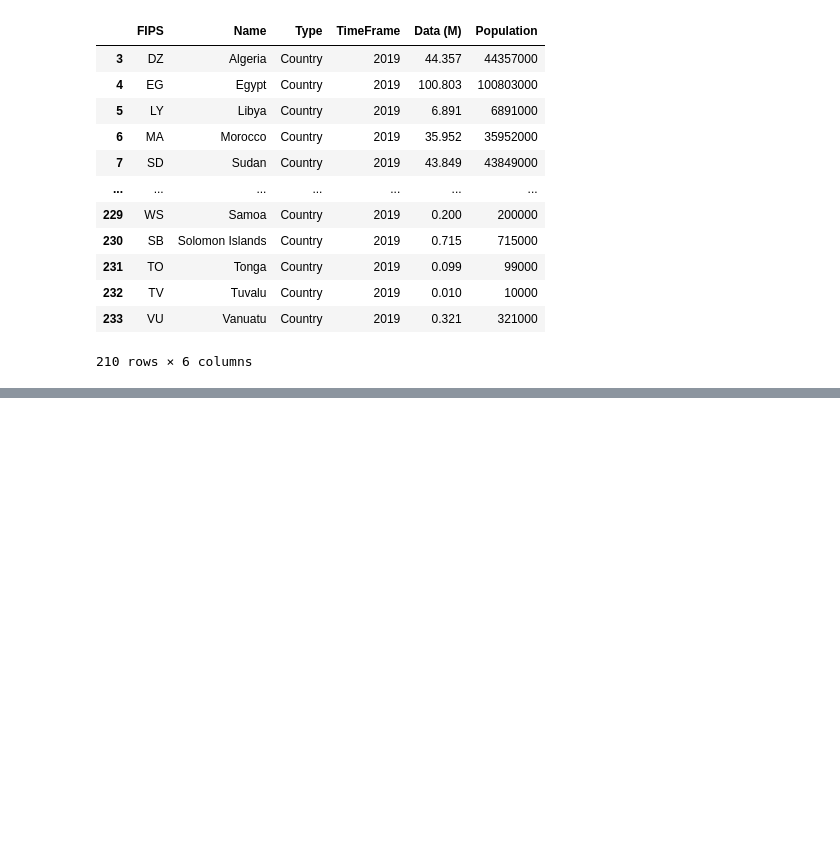
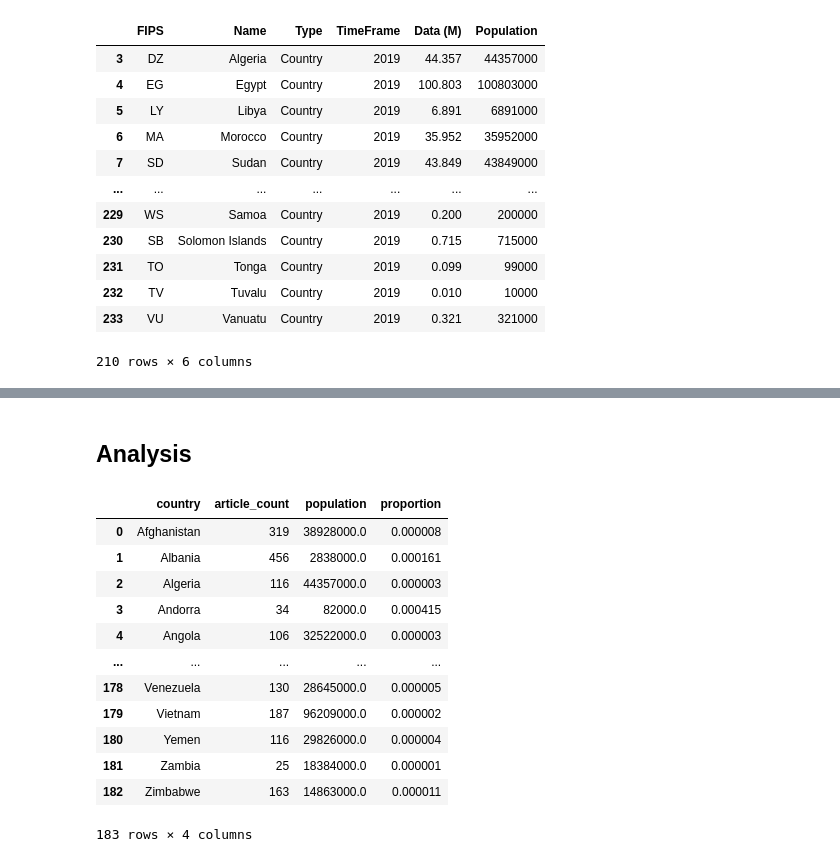
Before and after one commit to jell0wed/data-512-a2, a Jupyter notebook: A2.ipynb, the cells around one changed output, grey strips where cells are left out. Drawn from its saved outputs; the diff is of its cells as text; code cells hidden in the pictures; blank space fills up the shorter version.

```diff
--- a/A2.ipynb
+++ b/A2.ipynb
@@ -113,3 +94,2 @@ page_data_df.to_csv("ores_data.csv")
 # %%
-page_data_df = pd.read_csv("ores_data.csv")
-page_data_df
+page_data_df = pd.read_csv("data/ores_data.csv", index_col=0)
@@ -129,0 +136,11 @@ page_data_df
+# %%
+wpds_data_df['country'] = wpds_data_df['Name']
+# merge both the wikipedia page dataset w/ countries
+merged_df = pd.merge(page_data_df, wpds_data_df, how="left", on="country")
+
+# remove entries for which there was no country match
+merged_no_match_df = merged_df[merged_df['Name'].isnull()]
+merged_no_match_df.to_csv("data/wp_wpds_countries-no_match.csv")
+
+# completed merge dataset, re-shape the data according to schema
+merged_df = merged_df[~(merged_df['Name'].isnull())]
@@ -129,0 +166,26 @@ page_data_df
+# %% [markdown]
+## Analysis
+# %%
+# coverage; we are interested in the proportion of the number of politician wikipedia articles as a proportion of the
+# country population
+coverage_pop_df = merged_df.groupby("country").agg(
+    article_count=pd.NamedAgg(column="article_name", aggfunc="count"),
+    population=pd.NamedAgg(column="population", aggfunc="first")
+)
+coverage_pop_df = coverage_pop_df.reset_index()
+coverage_pop_df['proportion'] = coverage_pop_df['article_count'] / coverage_pop_df['population']
+coverage_pop_df
+# %% [output]
+|  | country | article_count | population | proportion |
+| 0 | Afghanistan | 319 | 38928000.0 | 0.000008 |
+| 1 | Albania | 456 | 2838000.0 | 0.000161 |
+| 2 | Algeria | 116 | 44357000.0 | 0.000003 |
+| 3 | Andorra | 34 | 82000.0 | 0.000415 |
+| 4 | Angola | 106 | 32522000.0 | 0.000003 |
+| ... | ... | ... | ... | ... |
+| 178 | Venezuela | 130 | 28645000.0 | 0.000005 |
+| 179 | Vietnam | 187 | 96209000.0 | 0.000002 |
+| 180 | Yemen | 116 | 29826000.0 | 0.000004 |
+| 181 | Zambia | 25 | 18384000.0 | 0.000001 |
+| 182 | Zimbabwe | 163 | 14863000.0 | 0.000011 |
+183 rows × 4 columns
```
Also changed, not shown: parts of 12 cells of this notebook, 6 other files.
